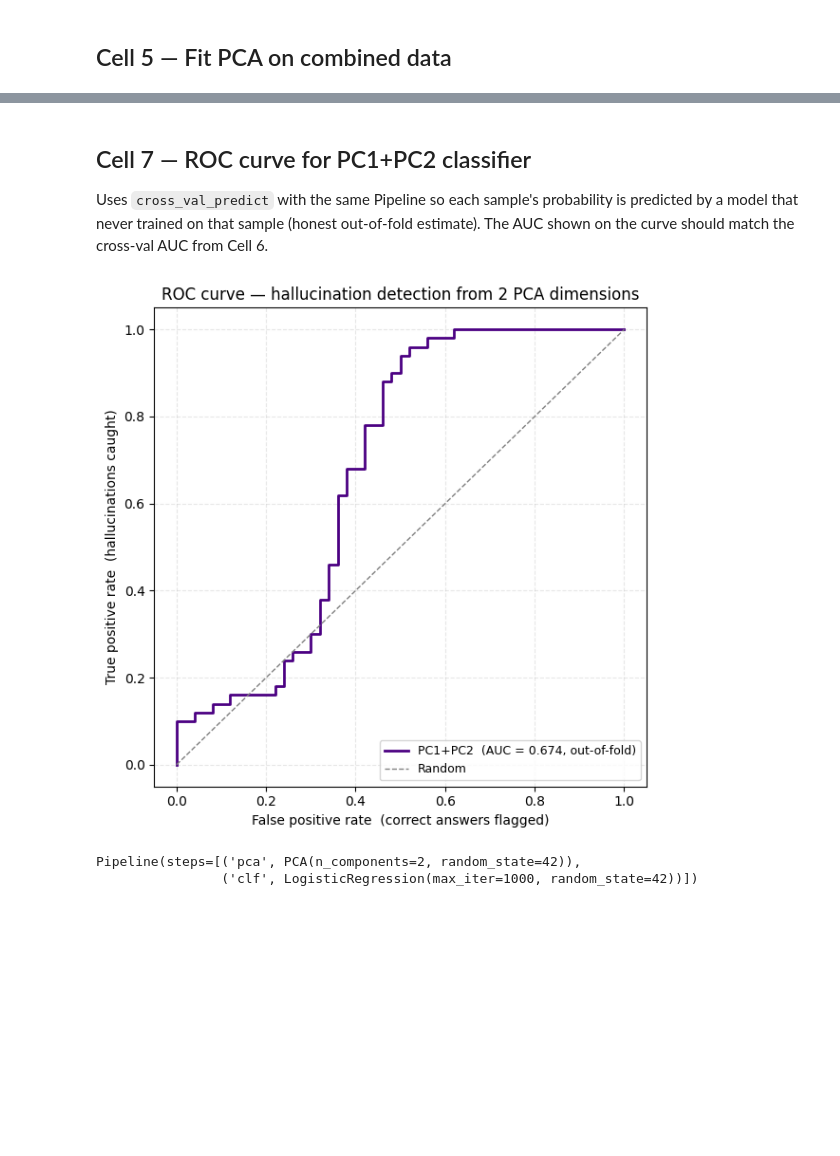
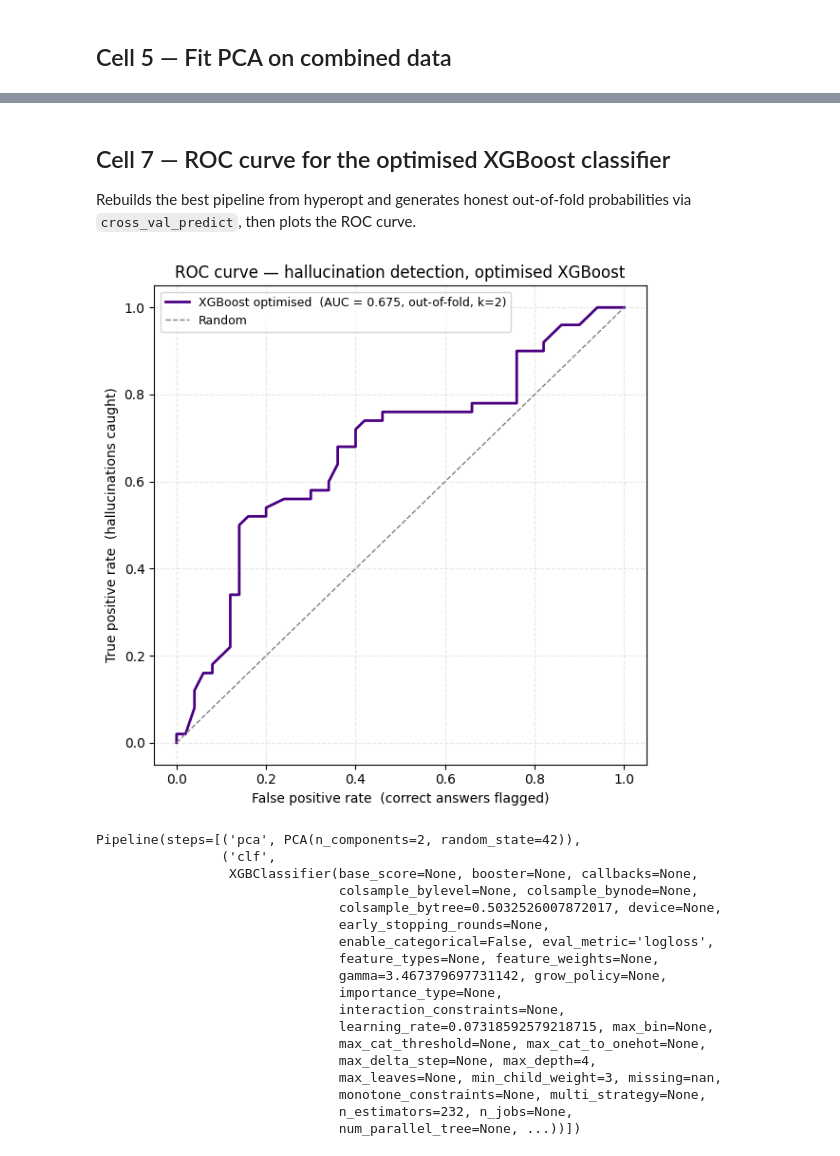
Before and after one commit to amperie/neuralsignal, a Jupyter notebook: notebooks/pca_dimensions_classifier.ipynb, the cells around one changed output, grey strips where cells are left out. Cells and saved outputs as stored; diff of their text form; code cells hidden in the pictures; blank space fills up the shorter version.

```diff
--- a/notebooks/pca_dimensions_classifier.ipynb
+++ b/notebooks/pca_dimensions_classifier.ipynb
@@ -23,16 +23,17 @@ import torch
 import numpy as np
 import matplotlib.pyplot as plt
 import matplotlib.ticker as ticker
+import optuna
 from sklearn.decomposition import PCA
-from sklearn.linear_model import LogisticRegression
-from sklearn.model_selection import StratifiedKFold, cross_validate
-from sklearn.metrics import roc_auc_score, roc_curve, accuracy_score
+from sklearn.model_selection import StratifiedKFold, cross_validate, cross_val_score, cross_val_predict
+from sklearn.metrics import roc_auc_score, roc_curve
 from sklearn.pipeline import Pipeline
-from sklearn.preprocessing import StandardScaler
 from scipy.spatial import ConvexHull
+from xgboost import XGBClassifier
 
 from neuralsignal.backend.ns_backend import NSBackend
 
+optuna.logging.set_verbosity(optuna.logging.WARNING)
 print("Imports OK")
 # %% [output]
 Imports OK
@@ -190,11 +187,14 @@ cv = StratifiedKFold(n_splits=CV_FOLDS, shuffle=True, random_state=RANDOM_STATE)
 aucs, accs, auc_stds, acc_stds = [], [], [], []
 
 for k in range(1, N_COMPONENTS + 1):
-    # PCA is inside the pipeline so it is re-fit on each training fold only.
-    # X_raw (not the pre-transformed X_pca) is the input to avoid leakage.
     pipe = Pipeline([
         ("pca", PCA(n_components=k, random_state=RANDOM_STATE)),
-        ("clf", LogisticRegression(max_iter=1000, random_state=RANDOM_STATE)),
+        ("clf", XGBClassifier(
+            n_estimators=100,
+            verbosity=0,
+            random_state=RANDOM_STATE,
+            eval_metric="logloss",
+        )),
     ])
     results = cross_validate(pipe, X_raw, y, cv=cv,
                              scoring=["roc_auc", "accuracy"],
@@ -210,7 +210,7 @@ auc_stds = np.array(auc_stds)
 accs     = np.array(accs)
 acc_stds = np.array(acc_stds)
 
-best_k_auc = np.argmax(aucs) + 1
+best_k_auc = int(np.argmax(aucs)) + 1
 print(f"\nBest AUC : {aucs.max():.4f} at k={best_k_auc}")
 print(f"PC1+PC2  : AUC={aucs[1]:.4f}   Accuracy={accs[1]:.4f}")
 # %% [output]
@@ -272,41 +336,59 @@ plt.show()
 # %% [markdown]
-## Cell 7 — ROC curve for PC1+PC2 classifier
+## Cell 7 — ROC curve for the optimised XGBoost classifier
 
-Uses `cross_val_predict` with the same Pipeline so each sample's probability is
-predicted by a model that never trained on that sample (honest out-of-fold estimate).
-The AUC shown on the curve should match the cross-val AUC from Cell 6.
+Rebuilds the best pipeline from hyperopt and generates honest out-of-fold
+probabilities via `cross_val_predict`, then plots the ROC curve.
 # %%
-from sklearn.model_selection import cross_val_predict
-
-pipe_2 = Pipeline([
-    ("pca", PCA(n_components=2, random_state=RANDOM_STATE)),
-    ("clf", LogisticRegression(max_iter=1000, random_state=RANDOM_STATE)),
+pipe_opt = Pipeline([
+    ("pca", PCA(n_components=best_k_auc, random_state=RANDOM_STATE)),
+    ("clf", XGBClassifier(
+        **best_params,
+        verbosity=0,
+        random_state=RANDOM_STATE,
+        eval_metric="logloss",
+    )),
 ])
 
-# Honest out-of-fold probabilities — PCA fitted inside each fold
-y_prob = cross_val_predict(pipe_2, X_raw, y, cv=cv, method="predict_proba")[:, 1]
+# Honest out-of-fold probabilities
+y_prob = cross_val_predict(pipe_opt, X_raw, y, cv=cv, method="predict_proba")[:, 1]
 
 fpr, tpr, _ = roc_curve(y, y_prob)
 auc_oof = roc_auc_score(y, y_prob)
 
 fig, ax = plt.subplots(figsize=(6, 6))
 ax.plot(fpr, tpr, color="indigo", linewidth=2,
-        label=f"PC1+PC2  (AUC = {auc_oof:.3f}, out-of-fold)")
+        label=f"XGBoost optimised  (AUC = {auc_oof:.3f}, out-of-fold, k={best_k_auc})")
 ax.plot([0, 1], [0, 1], color="gray", linestyle="--", linewidth=1, label="Random")
 ax.set_xlabel("False positive rate  (correct answers flagged)")
 ax.set_ylabel("True positive rate  (hallucinations caught)")
-ax.set_title("ROC curve — hallucination detection from 2 PCA dimensions")
+ax.set_title("ROC curve — hallucination detection, optimised XGBoost")
 ax.legend(fontsize=9)
 ax.grid(linestyle="--", alpha=0.3)
 plt.tight_layout()
 plt.show()
 
-# Also fit on full data for the decision-boundary visualisation in Cell 8
-pipe_2.fit(X_raw, y)
+# Fit on full data for the decision-boundary visualisation in Cell 8
+pipe_opt.fit(X_raw, y)
 # %% [output]
-[figure, old version]
+[figure, new version]
 Pipeline(steps=[('pca', PCA(n_components=2, random_state=42)),
-                ('clf', LogisticRegression(max_iter=1000, random_state=42))])
+                ('clf',
+                 XGBClassifier(base_score=None, booster=None, callbacks=None,
+                               colsample_bylevel=None, colsample_bynode=None,
+                               colsample_bytree=0.5032526007872017, device=None,
+                               early_stopping_rounds=None,
+                               enable_categorical=False, eval_metric='logloss',
+                               feature_types=None, feature_weights=None,
+                               gamma=3.467379697731142, grow_policy=None,
+                               importance_type=None,
+                               interaction_constraints=None,
+                               learning_rate=0.07318592579218715, max_bin=None,
+                               max_cat_threshold=None, max_cat_to_onehot=None,
+                               max_delta_step=None, max_depth=4,
+                               max_leaves=None, min_child_weight=3, missing=nan,
+                               monotone_constraints=None, multi_strategy=None,
+                               n_estimators=232, n_jobs=None,
+                               num_parallel_tree=None, ...))])
 # %% [markdown]
 ## Cell 8 — Decision boundary overlaid on PCA scatter
 
```
Also changed, not shown: parts of 11 cells of this notebook, 6 other files.
